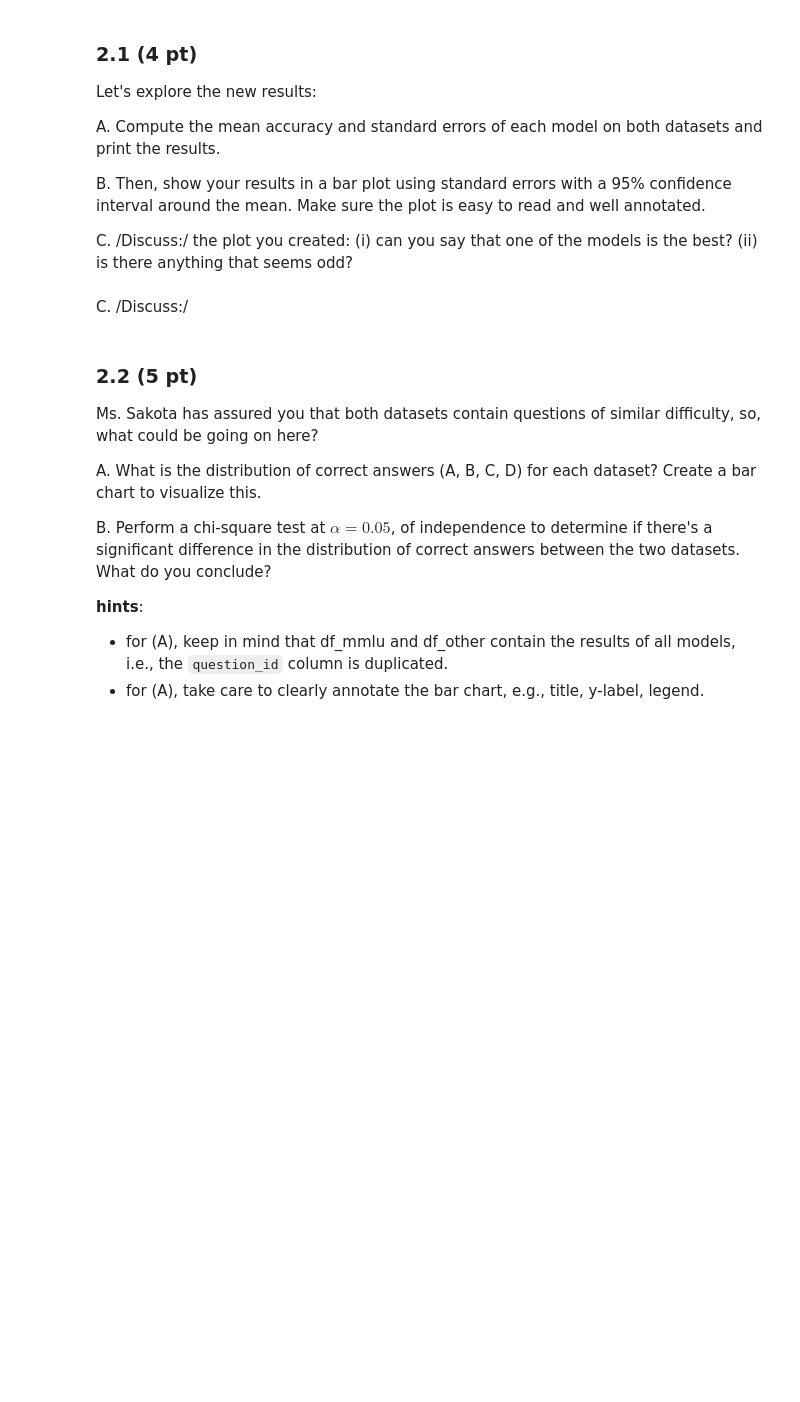
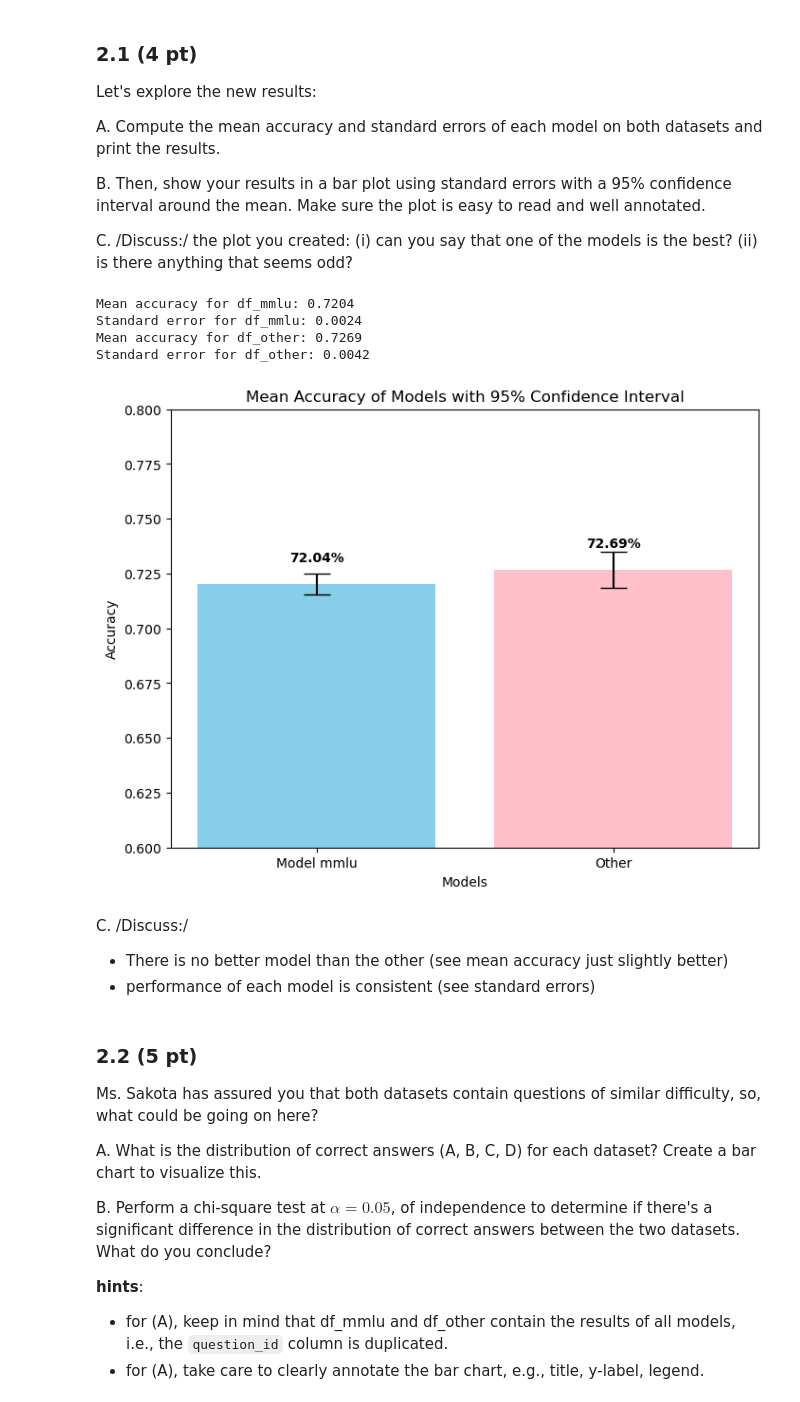
Before and after one commit to luciehmct/ADA2024, a Jupyter notebook: Homework/01_PROJECT_NEUTRALITY/analysis.ipynb, the cells around one changed output. Drawn from its saved outputs; the diff is of its cells as text; code cells hidden in the pictures; blank space fills up the shorter version.

Commit message:
plots task 2 + chi squared test

```diff
--- a/Homework/01_PROJECT_NEUTRALITY/analysis.ipynb
+++ b/Homework/01_PROJECT_NEUTRALITY/analysis.ipynb
@@ -531,10 +531,51 @@ B. Then, show your results in a bar plot using standard errors with a 95% confid
 C. /Discuss:/ the plot you created: (i) can you say that one of the models is the best? (ii) is there anything that seems odd?
 # %%
 # A
+mean_accuracy_mmlu = df_mmlu["correct"].mean()
+standard_error_mmlu = df_mmlu["correct"].std()/np.sqrt(len(df_mmlu))
+mean_accuracy_other = df_other["correct"].mean()
+standard_error_other = df_other["correct"].std()/np.sqrt(len(df_other))
+
+print(f"Mean accuracy for df_mmlu: {mean_accuracy_mmlu:.4f}")
+print(f"Standard error for df_mmlu: {standard_error_mmlu:.4f}")
+
+print(f"Mean accuracy for df_other: {mean_accuracy_other:.4f}")
+print(f"Standard error for df_other: {standard_error_other:.4f}")
+# %% [output]
+Mean accuracy for df_mmlu: 0.7204
+Standard error for df_mmlu: 0.0024
+Mean accuracy for df_other: 0.7269
+Standard error for df_other: 0.0042
 # %%
 # B
+# Mean accuracies and standard errors for each model
+mean_accuracies = [mean_accuracy_mmlu, mean_accuracy_other]
+standard_errors = [standard_error_mmlu, standard_error_other]
+models = ['Model mmlu', 'Other']
+
+# Bar plot
+plt.figure(figsize=(8, 6))
+plt.bar(models, mean_accuracies, yerr=[1.96 * sem for sem in standard_errors], capsize=10, color=['skyblue', 'pink'])
+
+# Labels and title
+plt.xlabel('Models')
+plt.ylabel('Accuracy')
+plt.title('Mean Accuracy of Models with 95% Confidence Interval')
+plt.ylim(0.6, 0.8)  #To adjust
+
+# Add value labels on top of the bars
+for i, v in enumerate(mean_accuracies):
+    plt.text(i, v + 0.01, f'{v:.2%}', ha='center', fontweight='bold')
+
+# Show the plot
+plt.show()
+# %% [output]
+[figure, added]
 # %% [markdown]
 C. /Discuss:/
+
+- There is no better model than the other (see mean accuracy just slightly better)
+- performance of each model is consistent (see standard errors)
 # %% [markdown]
 ### 2.2 (5 pt)
 
```
Also changed, not shown: parts of 2 cells of this notebook.
